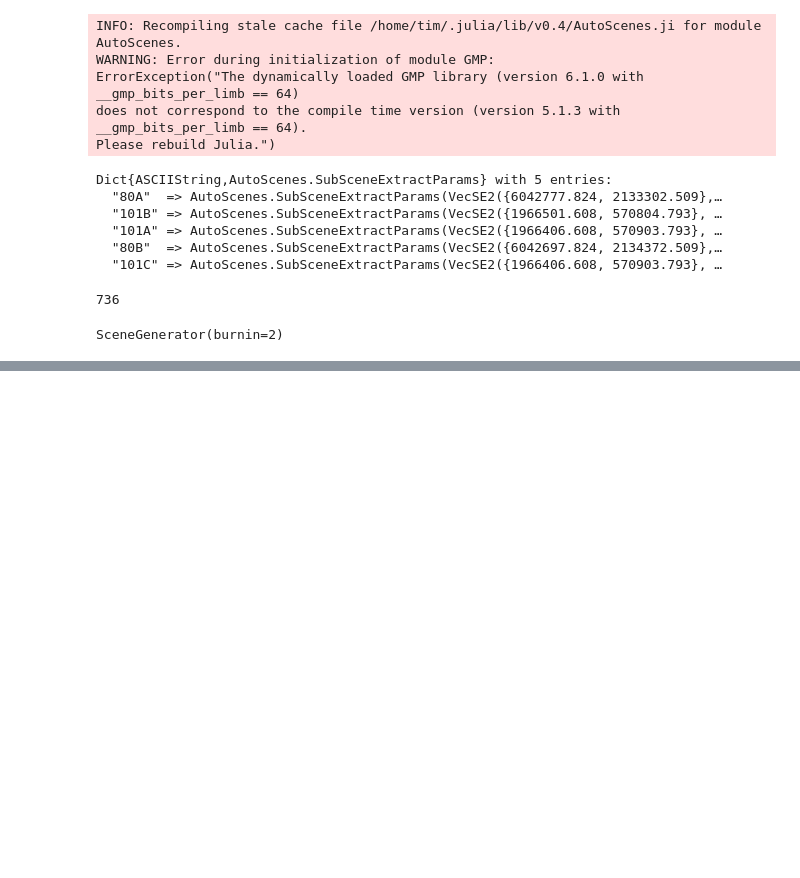
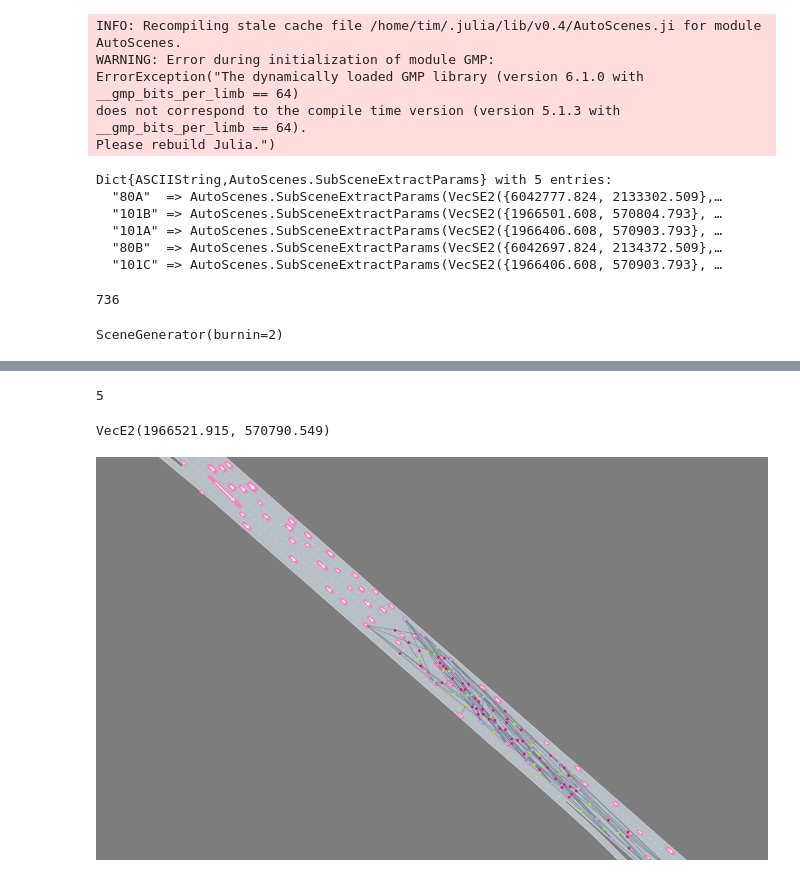
Before and after one commit to tawheeler/AutoScenes.jl, a Jupyter notebook: docs/Sampling.ipynb, the cells around one changed output, grey strips where cells are left out. Saved outputs shown, nothing was run; the diff lists cells and outputs as text; code cells hidden in the pictures; blank space fills up the shorter version.

```diff
--- a/docs/Sampling.ipynb
+++ b/docs/Sampling.ipynb
@@ -72,0 +73,13 @@ VecE2(1966497.081, 570813.068)
+# %%
+sdset = sample(5, sg, dset)
+length(sdset)
+# %% [output]
+5
+# %%
+scene, roadway = get_scene_and_roadway!(Scene(), sdset, dset.trajdatas, 1)
+
+overlays = SceneOverlay[Overwash(RGBA(1.0,1.0,1.0,0.7)), SceneStructureOverlay(structure)]
+render(scene, roadway, overlays, cam=SceneFollowCamera(3.0))
+# %% [output]
+VecE2(1966521.915, 570790.549)
+[figure, added]
```
Also changed, not shown: parts of 4 cells of this notebook, 4 other files.
